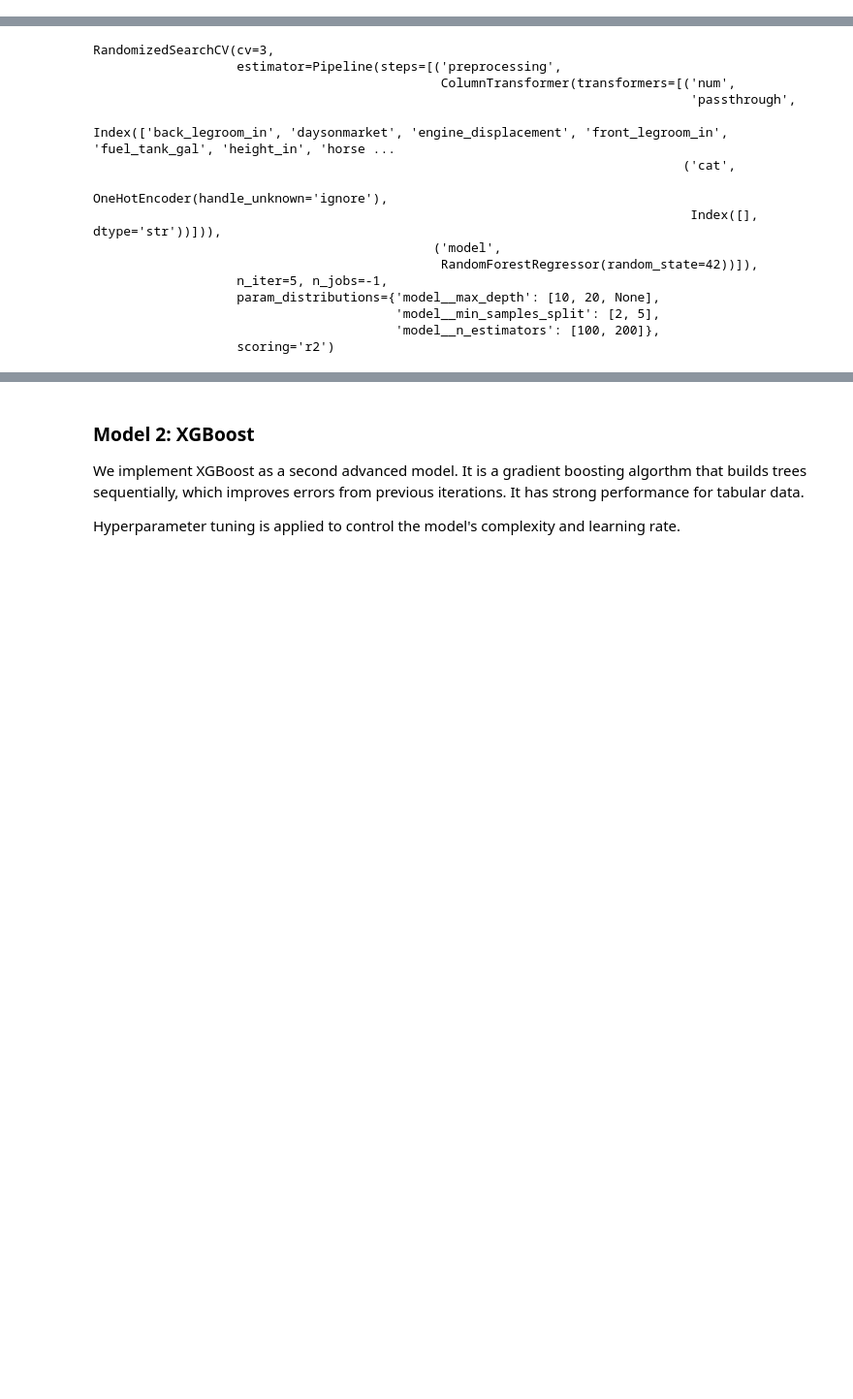
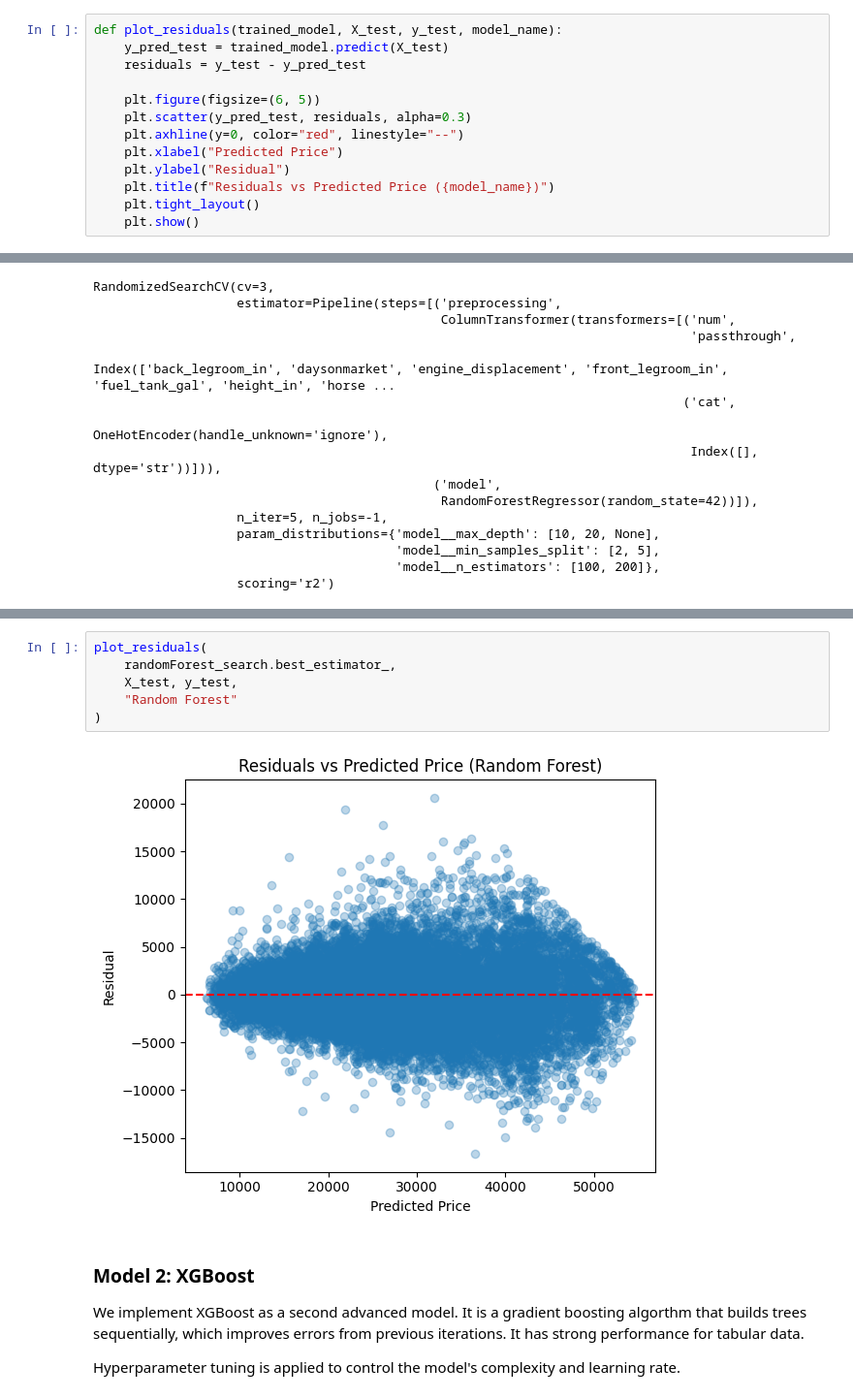
Before and after one commit to chalou123456/COMP333_Group_O, a Jupyter notebook: COMP333_PROJECT_GROUP_O.ipynb, the cells around one changed output, grey strips where cells are left out. Shown at 97% size. Drawn from its saved outputs; the diff is of its cells as text; blank space fills up the shorter version.

```diff
--- a/COMP333_PROJECT_GROUP_O.ipynb
+++ b/COMP333_PROJECT_GROUP_O.ipynb
@@ -1197,3 +1232,16 @@ preprocessor = ColumnTransformer(
+# %%
+def plot_residuals(trained_model, X_test, y_test, model_name):
+    y_pred_test = trained_model.predict(X_test)
+    residuals = y_test - y_pred_test
+
+    plt.figure(figsize=(6, 5))
+    plt.scatter(y_pred_test, residuals, alpha=0.3)
+    plt.axhline(y=0, color="red", linestyle="--")
+    plt.xlabel("Predicted Price")
+    plt.ylabel("Residual")
+    plt.title(f"Residuals vs Predicted Price ({model_name})")
+    plt.tight_layout()
+    plt.show()
 # %% [markdown]
 ### Model 1: Random Forest
 
@@ -1250,3 +1311,11 @@ RandomizedSearchCV(cv=3,
+# %%
+plot_residuals(
+    randomForest_search.best_estimator_,
+    X_test, y_test,
+    "Random Forest"
+)
+# %% [output]
+[figure, added]
 # %% [markdown]
 ### Model 2: XGBoost
 
```
Also changed, not shown: parts of 8 cells of this notebook.
